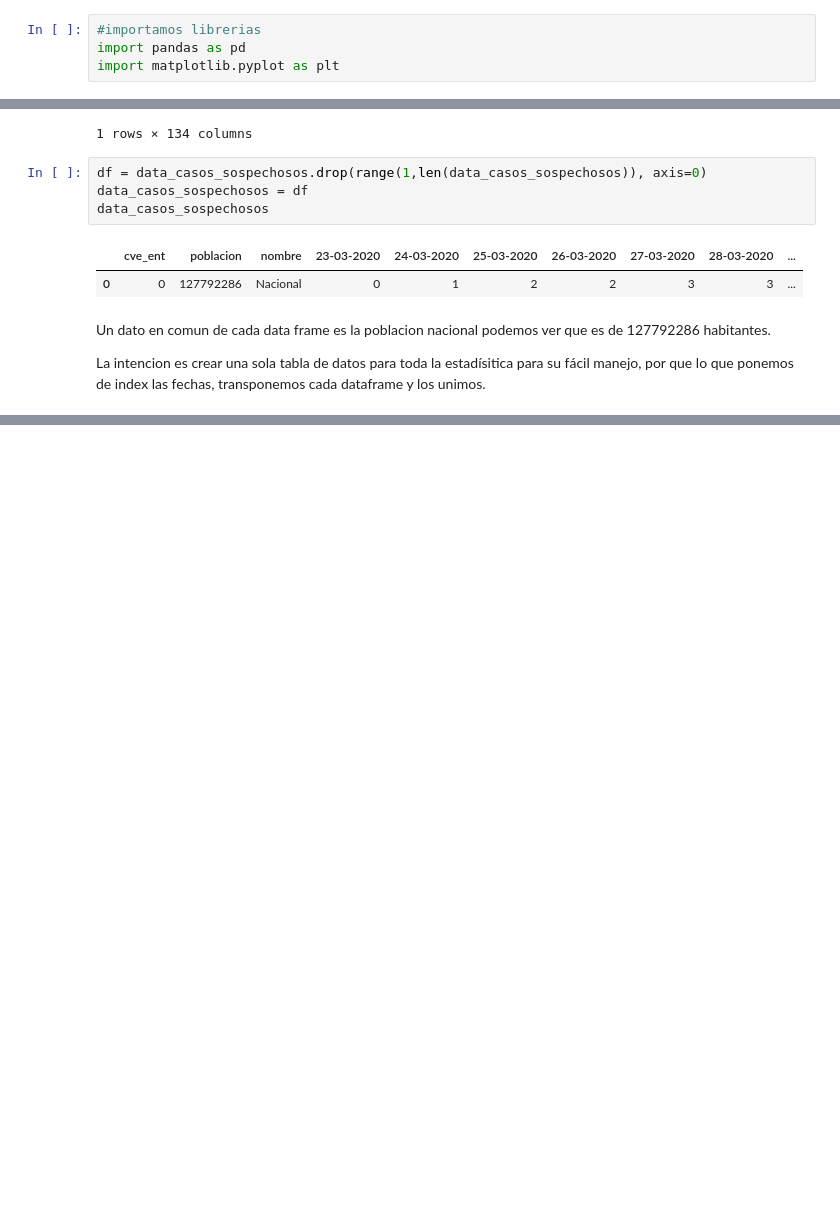
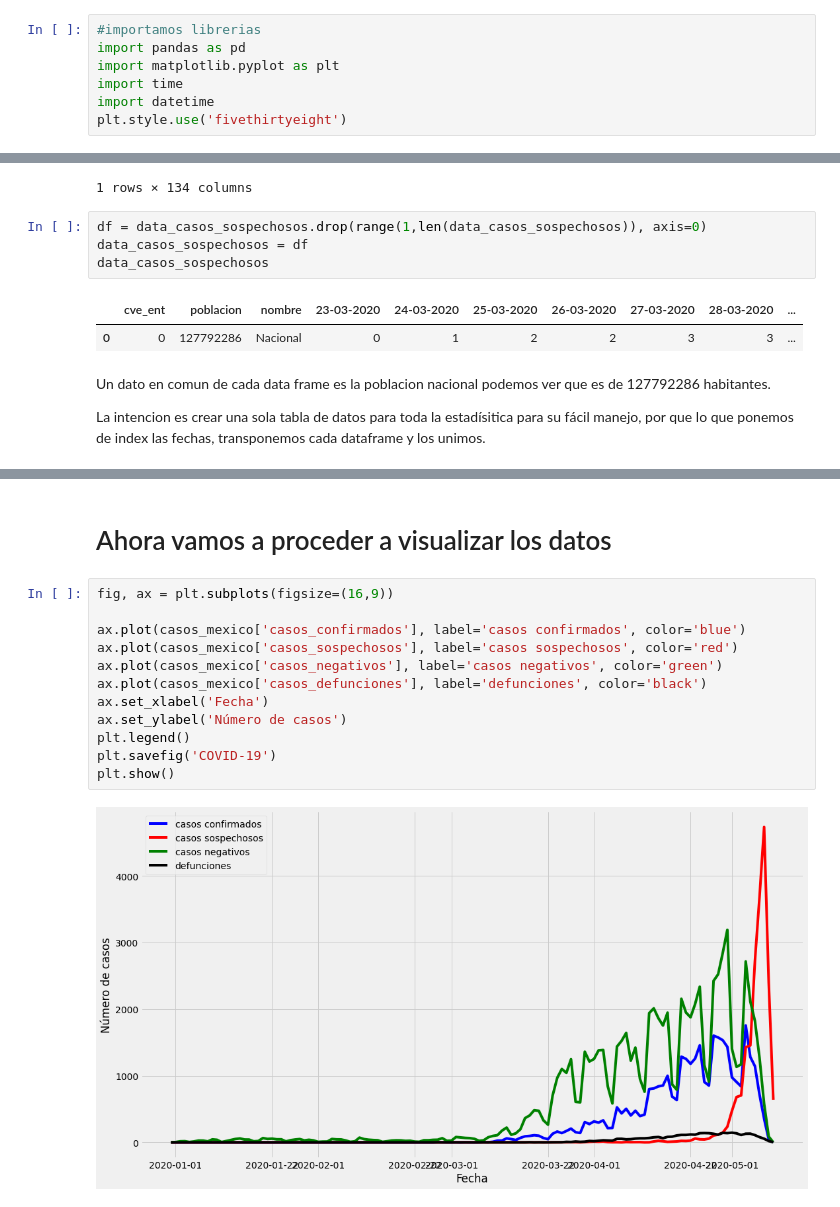
Before and after one commit to Physicworld/ProyectoIO, a Jupyter notebook: ProyectoIO_Notebook.ipynb, the cells around one changed output, grey strips where cells are left out. Cells and saved outputs as stored; diff of their text form; blank space fills up the shorter version.

Commit message:
actualizo y subo base de datos final/visualizacion de datos

```diff
--- a/ProyectoIO_Notebook.ipynb
+++ b/ProyectoIO_Notebook.ipynb
@@ -20,6 +20,9 @@ Se desea realizar un ajuste del modelo a la evolución de la pandemia en México
 #importamos librerias
 import pandas as pd
 import matplotlib.pyplot as plt
+import time
+import datetime
+plt.style.use('fivethirtyeight')
 # %%
 #Descargamos Data del repositorio
 
@@ -130,0 +146,16 @@ casos_mexico
+# %% [markdown]
+# Ahora vamos a proceder a visualizar los datos
+# %%
+fig, ax = plt.subplots(figsize=(16,9))
+
+ax.plot(casos_mexico['casos_confirmados'], label='casos confirmados', color='blue')
+ax.plot(casos_mexico['casos_sospechosos'], label='casos sospechosos', color='red')
+ax.plot(casos_mexico['casos_negativos'], label='casos negativos', color='green')
+ax.plot(casos_mexico['casos_defunciones'], label='defunciones', color='black')
+ax.set_xlabel('Fecha')
+ax.set_ylabel('Número de casos')
+plt.legend()
+plt.savefig('COVID-19')
+plt.show()
+# %% [output]
+[figure, added]
```
Also changed, not shown: parts of 3 cells of this notebook.
